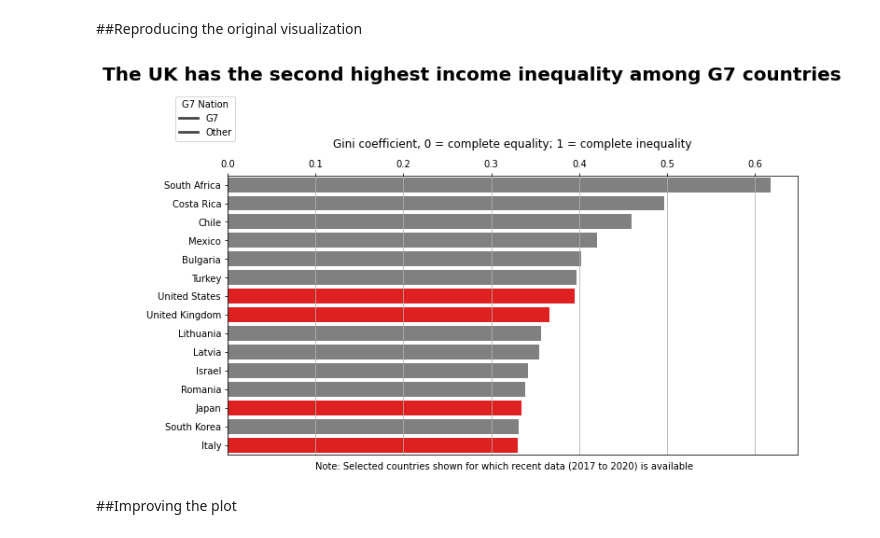
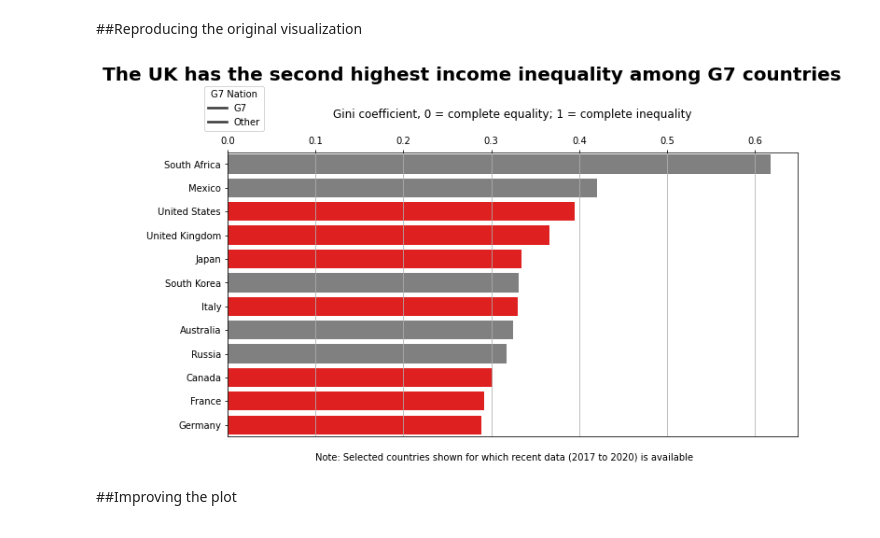
Before and after one commit to tschelli/Makeover_Visualization, a Jupyter notebook: Makeover_Monday_Visualization_10_03.ipynb, the cells around one changed output. Cells and saved outputs as stored; diff of their text form; code cells hidden in the pictures.

```diff
--- a/Makeover_Monday_Visualization_10_03.ipynb
+++ b/Makeover_Monday_Visualization_10_03.ipynb
@@ -61,9 +68,15 @@ plot_df.head()
 | 2 | Australia | N | 2016 | 0.330 |
 | 3 | Australia | N | 2018 | 0.325 |
 | 4 | Austria | N | 2007 | 0.284 |
+# %%
+country_filter = (plot_df['COUNTRY'] != 'Costa Rica') & (plot_df['COUNTRY'] != 'Chile') & (plot_df['COUNTRY'] !=  'Bulgaria') & (plot_df['COUNTRY'] != 'Turkey') & (plot_df['COUNTRY'] != 'Lithuania')& (plot_df['COUNTRY'] != 'Latvia')
+country_filter2 = (plot_df['COUNTRY'] != 'Israel') & (plot_df['COUNTRY'] != 'Romania') & (plot_df['COUNTRY'] != 'New Zealand') & (plot_df['COUNTRY'] != 'Spain') & (plot_df['COUNTRY'] != 'Switzerland') & (plot_df['COUNTRY'] != 'Portugal')
+country_filter3 = (plot_df['COUNTRY'] != 'Greece') & (plot_df['COUNTRY'] != 'Luxembourg') & (plot_df['COUNTRY'] != 'Estonia') & (plot_df['COUNTRY'] != 'Netherlands') & (plot_df['COUNTRY'] != 'Ireland')
 # %%
 year_filter = (plot_df['YEAR'] >= 2017) & (plot_df['YEAR'] <= 2020)
-plot_df = plot_df[year_filter]
+plot_df = plot_df[year_filter & country_filter & country_filter2 & country_filter3]
 # %%
 plot_df = plot_df.sort_values('YEAR', ascending = False).drop_duplicates('COUNTRY', keep = 'first')
-plot_df = plot_df.sort_values('VALUE', ascending = False).head(15)
+plot_df = plot_df.sort_values('VALUE', ascending = False).head(12)
+plot_df['COUNTRY'].replace(to_replace = 'Russian Federation', value = 'Russia', inplace = True)
+plot_df
@@ -79,20 +106,20 @@ for ind in plot_df.index:
 # %%
 fig, axes = plt.subplots(figsize = (10,6))
 
 sns.barplot(data = plot_df, x = 'VALUE', y = 'COUNTRY', palette = color_map)
 
-fig.suptitle('The UK has the second highest income inequality among G7 countries', fontsize = 20, fontweight = 'bold', y = 1.03)
-axes.set_title('Gini coefficient, 0 = complete equality; 1 = complete inequality', y = 1.08)
+fig.suptitle('The UK has the second highest income inequality among G7 countries', fontsize = 20, fontweight = 'bold', y = 1.01)
+axes.set_title('Gini coefficient, 0 = complete equality; 1 = complete inequality', y = 1.1)
 
 axes.xaxis.set_ticks_position('top')
 axes.grid(axis='x')
 axes.set(xlabel=None, ylabel=None)
 
-axes.text(.1, 15.25, 'Note: Selected countries shown for which recent data (2017 to 2020) is available')
+axes.text(.1, 12.5, 'Note: Selected countries shown for which recent data (2017 to 2020) is available')
 
-axes.legend(title = 'G7 Nation', loc='upper left', labels = ['G7', 'Other'], bbox_to_anchor=(-.1,1.3))
+axes.legend(title = 'G7 Nation', loc='upper left', labels = ['G7', 'Other'], bbox_to_anchor=(-.05,1.25))
 fig.tight_layout();
 # %% [output]
-[figure, old version]
+[figure, new version]
 # %% [markdown]
 ##Improving the plot
```
Also changed, not shown: parts of 7 cells of this notebook.
